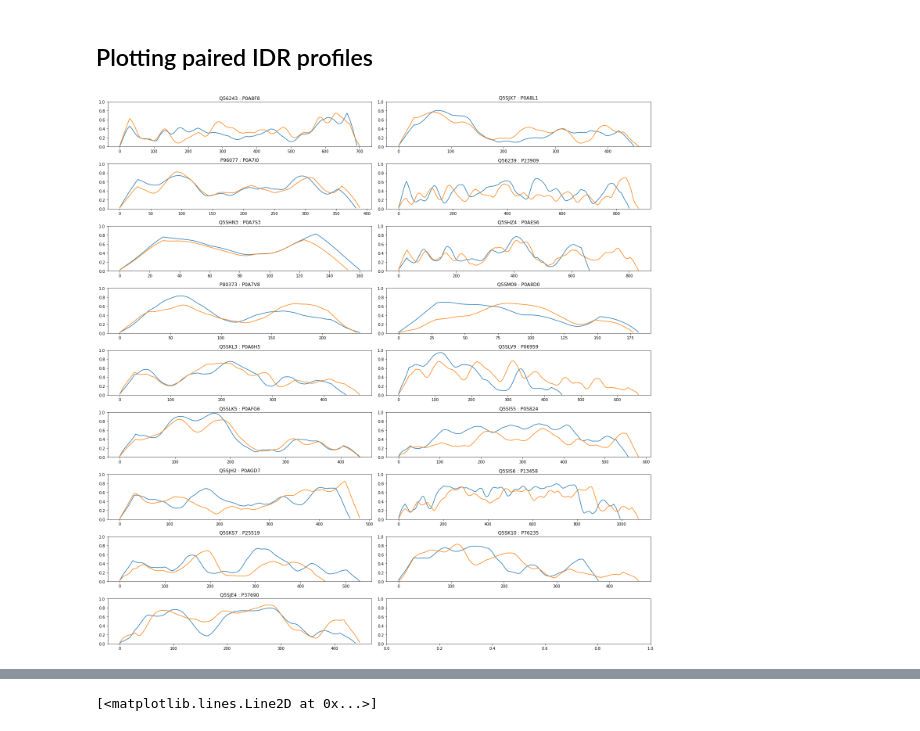
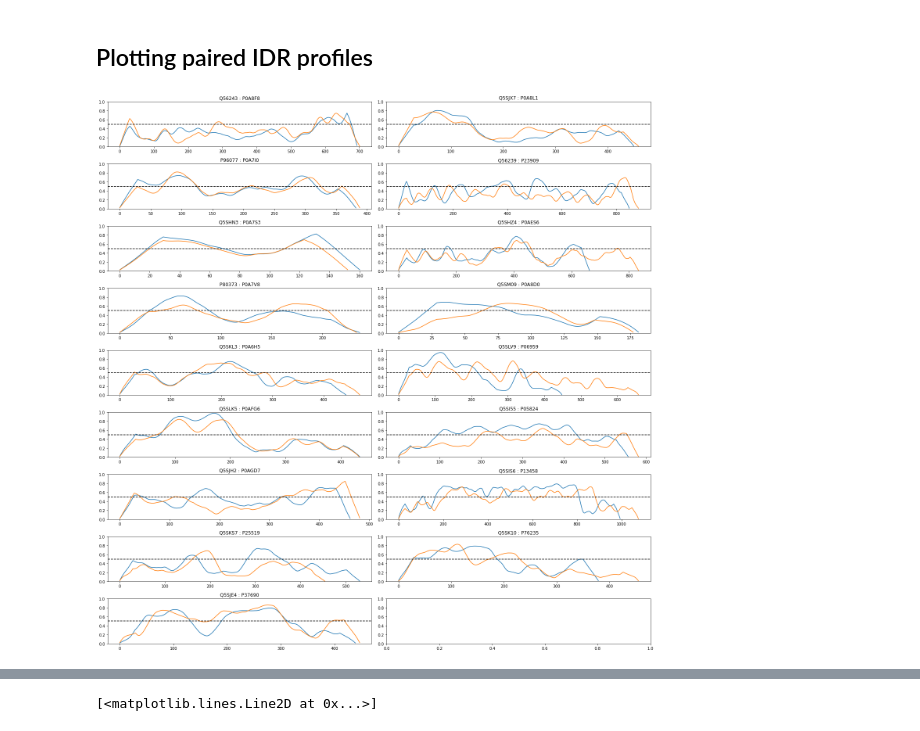
Before and after one commit to alibekk93/IDP_analysis, a Jupyter notebook: IDP_analysis.ipynb, the cells around one changed output, grey strips where cells are left out. Saved outputs shown, nothing was run; the diff lists cells and outputs as text; code cells hidden in the pictures.

```diff
--- a/IDP_analysis.ipynb
+++ b/IDP_analysis.ipynb
@@ -532,7 +537,7 @@ EC_disorder_iupred3_P77650 = '# IUPred3 - improved prediction of protein disorde
 
 #@markdown
 
-EC_disorder_pondr_filename = '/content/IDP_analysis/datafiles/E_disorder_pondr.pkl' #@param {type: 'string'}
+EC_disorder_pondr_filename = '/content/IDP_analysis/datafiles/EC_disorder_pondr.pkl' #@param {type: 'string'}
 
 # try to load the dataframe with disorder values
 try:
@@ -707,19 +712,20 @@ IDP_EC_unpaired = IDP_complete.query("TT_ID!=TT_ID and EC_ID==EC_ID")
 # %%
 pairs_long = IDP_pairs.query("TT_longest_IDR>=50 and EC_longest_IDR>=50")
 
 n_pairs = len(pairs_long)
 
 conv = 30
 
 fig, axs = plt.subplots(nrows=(n_pairs//2)+1, ncols=2, figsize=(20,20))
 for i, ax in enumerate(fig.axes):
   if i < n_pairs:
     title = pairs_long.TT_ID.iloc[i] + ' : ' + pairs_long.EC_ID.iloc[i]
     ax.set_title(title)
     ax.set_ylim(0, 1)
     ax.plot(np.convolve(pairs_long.TT_disorder_combined.iloc[i], np.ones(conv)/conv))
     ax.plot(np.convolve(pairs_long.EC_disorder_combined.iloc[i], np.ones(conv)/conv))
+    ax.axhline(0.5, ls='--', c='black')
 
 plt.tight_layout()
 # %% [output]
-[figure, old version]
+[figure, new version]
```
Also changed, not shown: parts of 5 cells of this notebook.
